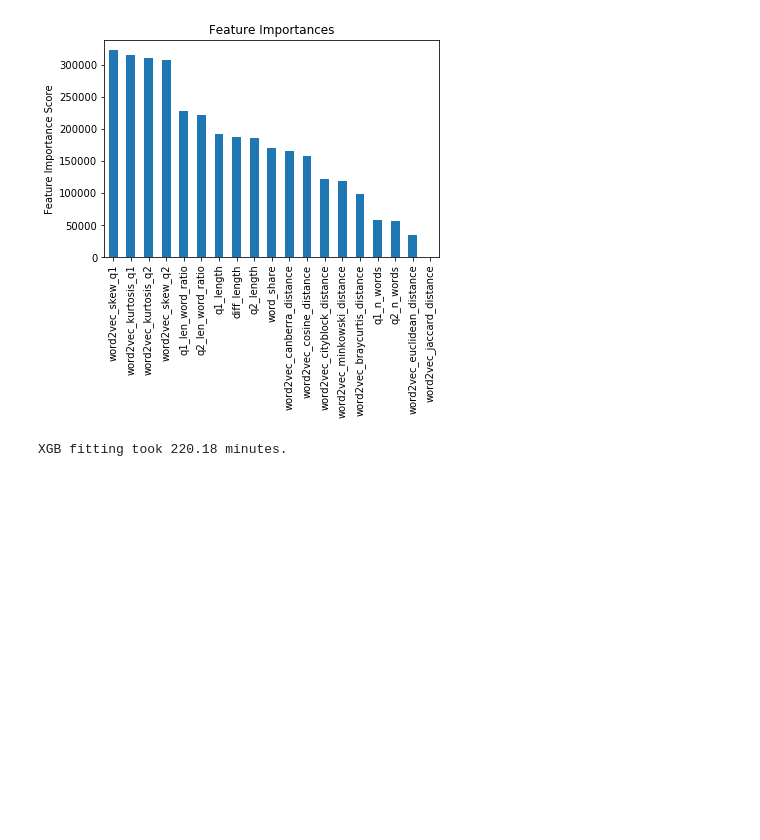
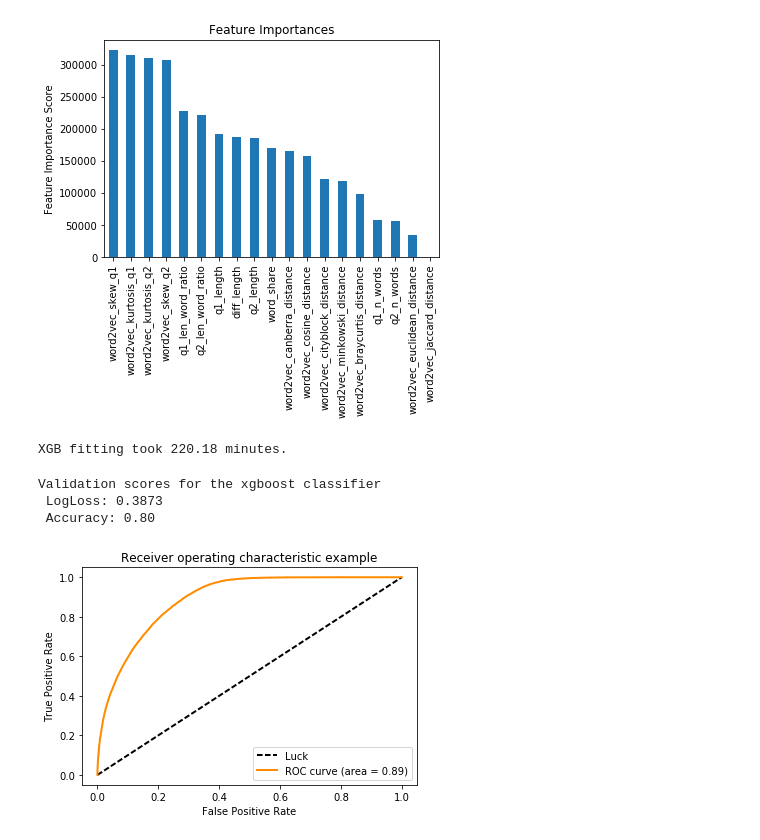
Before and after one commit to schorlem/capstone_project, a Jupyter notebook: notebooks/train_xgboost-01-als.ipynb, the cells around one changed output. Drawn from its saved outputs; the diff is of its cells as text; code cells hidden in the pictures; blank space fills up the shorter version.

Commit message:
Added final validation of xgboost

```diff
--- a/notebooks/train_xgboost-01-als.ipynb
+++ b/notebooks/train_xgboost-01-als.ipynb
@@ -17,7 +19,9 @@ from capstone_project import preprocessor as pre
 file_directory = "../output/data/"
 
 train_data = pre.load_pickle(file_directory, "train_features.pkl")
+val_data = pre.load_pickle(file_directory, "val_features.pkl")
 train_y = pre.load_pickle(file_directory, "train_labels.pkl")
+val_labels = pre.load_pickle(file_directory, "val_labels.pkl")
 # %%
 def fit_model(alg, x_train, y_train, use_cv=True, cv_folds=5, early_stopping_rounds=50):
     """https://www.analyticsvidhya.com/blog/2016/03/complete-guide-parameter-tuning-xgboost-with-codes-python/"""
@@ -325,2 +329,34 @@ prefix = "first_test_"
 
 pre.save_pickle(clf, model_directory, prefix+"xgboost.pkl")
+# %%
+model_directory = "../output/models/"
+clf = pre.load_pickle(model_directory, "first_test_xgboost.pkl")
+
+predictions= clf.predict_proba(val_data)[:, 1]
+# %%
+loss = log_loss(val_labels, predictions)
+acc = accuracy_score(val_labels, np.rint(predictions))
+
+print "Validation scores for the xgboost classifier\n LogLoss: {:.4f}\n Accuracy: {:.2f} ".format(loss, acc)
+# %% [output]
+Validation scores for the xgboost classifier
+ LogLoss: 0.3873
+ Accuracy: 0.80
+# %%
+fpr, tpr, thresholds = roc_curve(val_labels, predictions)
+roc_auc = auc(fpr, tpr)
+
+lw = 2
+plt.plot([0, 1], [0, 1], linestyle='--', lw=lw, color='k', label='Luck')
+plt.plot(fpr, tpr, color='darkorange', lw=lw, label='ROC curve (area = %0.2f)' % roc_auc)
+
+plt.xlim([-0.05, 1.05])
+plt.ylim([-0.05, 1.05])
+plt.xlabel('False Positive Rate')
+plt.ylabel('True Positive Rate')
+plt.title('Receiver operating characteristic example')
+plt.legend(loc="lower right")
+plt.savefig("../output/figures/xgboost_roc_plot.png")
+plt.show()
+# %% [output]
+[figure, added]
```
Also changed, not shown: parts of 2 cells of this notebook, 1 other file.
